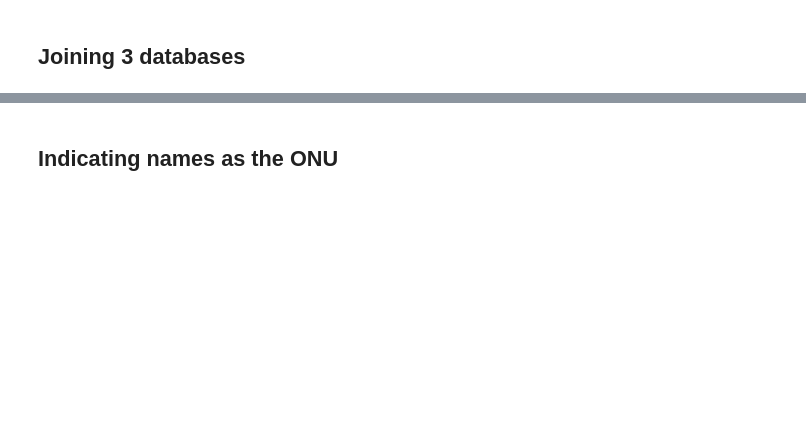
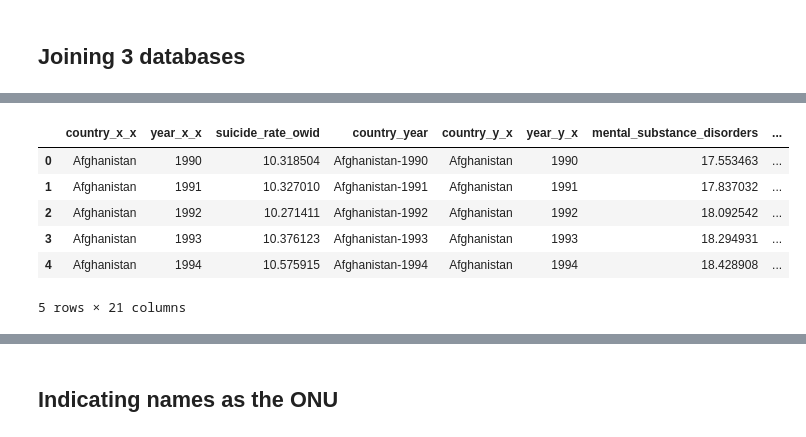
Before and after one commit to anajuarezar/Suicide-Analysis, a Jupyter notebook: data/OWID_WB_clean_dbs.ipynb, the cells around one changed output, grey strips where cells are left out. Saved outputs shown, nothing was run; the diff lists cells and outputs as text; code cells hidden in the pictures; blank space fills up the shorter version.

```diff
--- a/data/OWID_WB_clean_dbs.ipynb
+++ b/data/OWID_WB_clean_dbs.ipynb
@@ -56,3 +105,13 @@ Index(['country_x', 'year_x', 'suicide_rate_owid', 'country_year', 'country_y',
+# %%
+df_join_c.head()
+# %% [output]
+|  | country_x_x | year_x_x | suicide_rate_owid | country_year | country_y_x | year_y_x | mental_substance_disorders | ... |
+| 0 | Afghanistan | 1990 | 10.318504 | Afghanistan-1990 | Afghanistan | 1990 | 17.553463 | ... |
+| 1 | Afghanistan | 1991 | 10.327010 | Afghanistan-1991 | Afghanistan | 1991 | 17.837032 | ... |
+| 2 | Afghanistan | 1992 | 10.271411 | Afghanistan-1992 | Afghanistan | 1992 | 18.092542 | ... |
+| 3 | Afghanistan | 1993 | 10.376123 | Afghanistan-1993 | Afghanistan | 1993 | 18.294931 | ... |
+| 4 | Afghanistan | 1994 | 10.575915 | Afghanistan-1994 | Afghanistan | 1994 | 18.428908 | ... |
+5 rows × 21 columns
 # %%
 df = df_join_c[["country_y_y",
                 "year_y_y",
```
Also changed, not shown: parts of 15 cells of this notebook, 4 other files.
